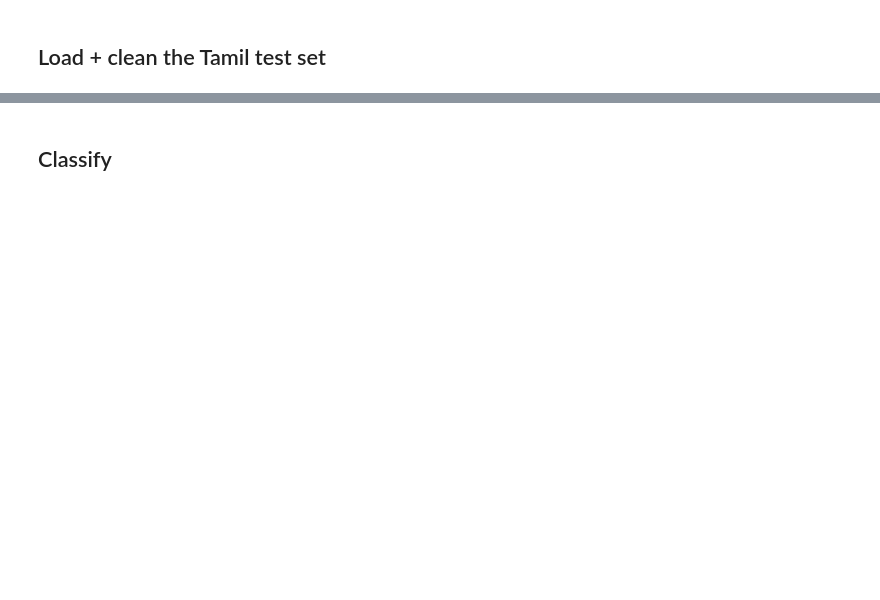
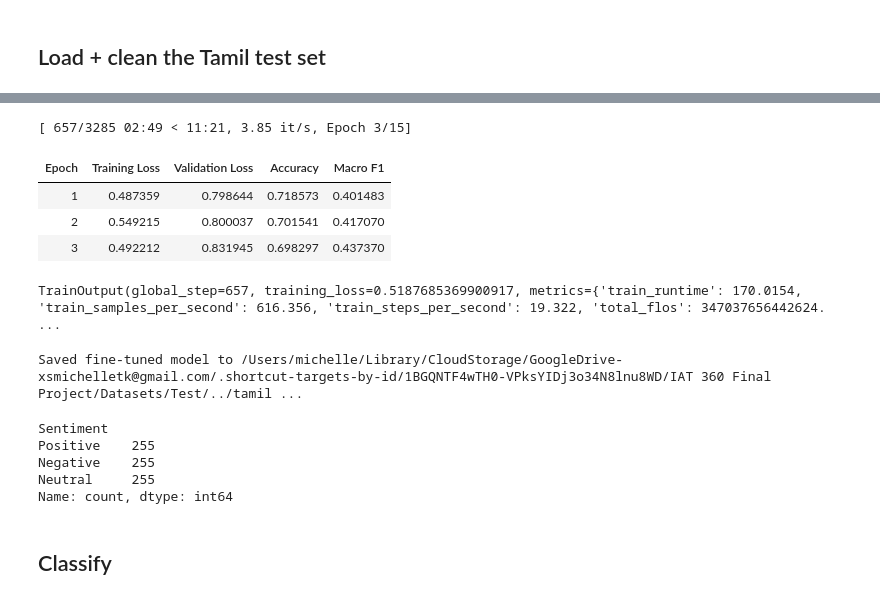
Before and after one commit to las21-sfu/NLP-Week1-Text-Classification, a Jupyter notebook: Tamil_sentiment_distilbert.ipynb, the cells around one changed output, grey strips where cells are left out. Saved outputs shown, nothing was run; the diff lists cells and outputs as text; code cells hidden in the pictures; blank space fills up the shorter version.

```diff
--- a/Tamil_sentiment_distilbert.ipynb
+++ b/Tamil_sentiment_distilbert.ipynb
@@ -90,2 +164,80 @@ def predict_sentiment(comment: str, max_length: int = 512) -> str:
+# %%
+import numpy as np
+from sklearn.metrics import accuracy_score, f1_score
+
+def compute_metrics(eval_pred):
+    logits, labels = eval_pred
+    preds = np.argmax(logits, axis=-1)
+    return {
+        'accuracy': accuracy_score(labels, preds),
+        'macro_f1': f1_score(labels, preds, average='macro'),
+    }
+# %%
+from transformers import TrainingArguments, Trainer, EarlyStoppingCallback
+
+# high epoch cap/early-stop on val loss and restore the best checkpoint (with help from https://huggingface.co/docs/transformers/en/main_classes/trainer#transformers.TrainingArguments)
+training_args = TrainingArguments(
+    output_dir='./tamil_distilbert_finetuned',
+    num_train_epochs=15,
+    per_device_train_batch_size=32,
+    per_device_eval_batch_size=32,
+    learning_rate=2e-5,
+    weight_decay=0.01,
+    eval_strategy='epoch',
+    save_strategy='epoch',
+    load_best_model_at_end=True,
+    metric_for_best_model='eval_loss',
+    greater_is_better=False,
+    logging_steps=50,
+    report_to='none',
+)
+
+# patience=2 means training stops if val loss doesn't improve for 2 epochs in a row
+trainer = Trainer(
+    model=ft_model,
+    args=training_args,
+    train_dataset=train_dataset,
+    eval_dataset=val_dataset,
+    compute_metrics=compute_metrics,
+    callbacks=[EarlyStoppingCallback(early_stopping_patience=2)],
+)
+
+trainer.train()
+# %% [output]
+[ 657/3285 02:49 < 11:21, 3.85 it/s, Epoch 3/15]
+| Epoch | Training Loss | Validation Loss | Accuracy | Macro F1 |
+| 1 | 0.487359 | 0.798644 | 0.718573 | 0.401483 |
+| 2 | 0.549215 | 0.800037 | 0.701541 | 0.417070 |
+| 3 | 0.492212 | 0.831945 | 0.698297 | 0.437370 |
+TrainOutput(global_step=657, training_loss=0.5187685369900917, metrics={'train_runtime': 170.0154, 'train_samples_per_second': 616.356, 'train_steps_per_second': 19.322, 'total_flos': 347037656442624. ...
+# %%
+# saving locally so i don't have to retrain every time the notebook reruns
+FT_MODEL_PATH = os.path.join(TEST_DIR, '..', 'tamil_distilbert_finetuned')
+trainer.save_model(FT_MODEL_PATH)
+tokenizer.save_pretrained(FT_MODEL_PATH)
+print(f'Saved fine-tuned model to {FT_MODEL_PATH}')
+# %% [output]
+Saved fine-tuned model to /Users/michelle/Library/CloudStorage/GoogleDrive-xsmichelletk@gmail.com/.shortcut-targets-by-id/1BGQNTF4wTH0-VPksYIDj3o34N8lnu8WD/IAT 360 Final Project/Datasets/Test/../tamil ...
+# %%
+# building a class-balanced test set, separate from the fine-tuning data, per the
+# rubric's requirement, undersampling down to the smallest class's count so
+# Positive/Negative/Neutral are equally represented. groupby(...).apply(sample) grabs
+# an equal-sized random sample from each Sentiment group (with help from https://pandas.pydata.org/docs/reference/api/pandas.core.groupby.DataFrameGroupBy.apply.html)
+min_class_size = test_df['Sentiment'].value_counts().min()
+
+balanced_parts = []
+for sentiment in test_df['Sentiment'].unique():
+    subset = test_df[test_df['Sentiment'] == sentiment]
+    balanced_parts.append(subset.sample(n=min_class_size, random_state=42))
+
+balanced_test_df = pd.concat(balanced_parts, ignore_index=True)
+
+print(balanced_test_df['Sentiment'].value_counts())
+# %% [output]
+Sentiment
+Positive    255
+Negative    255
+Neutral     255
+Name: count, dtype: int64
 # %% [markdown]
 ## Classify
```
Also changed, not shown: parts of 16 cells of this notebook.
